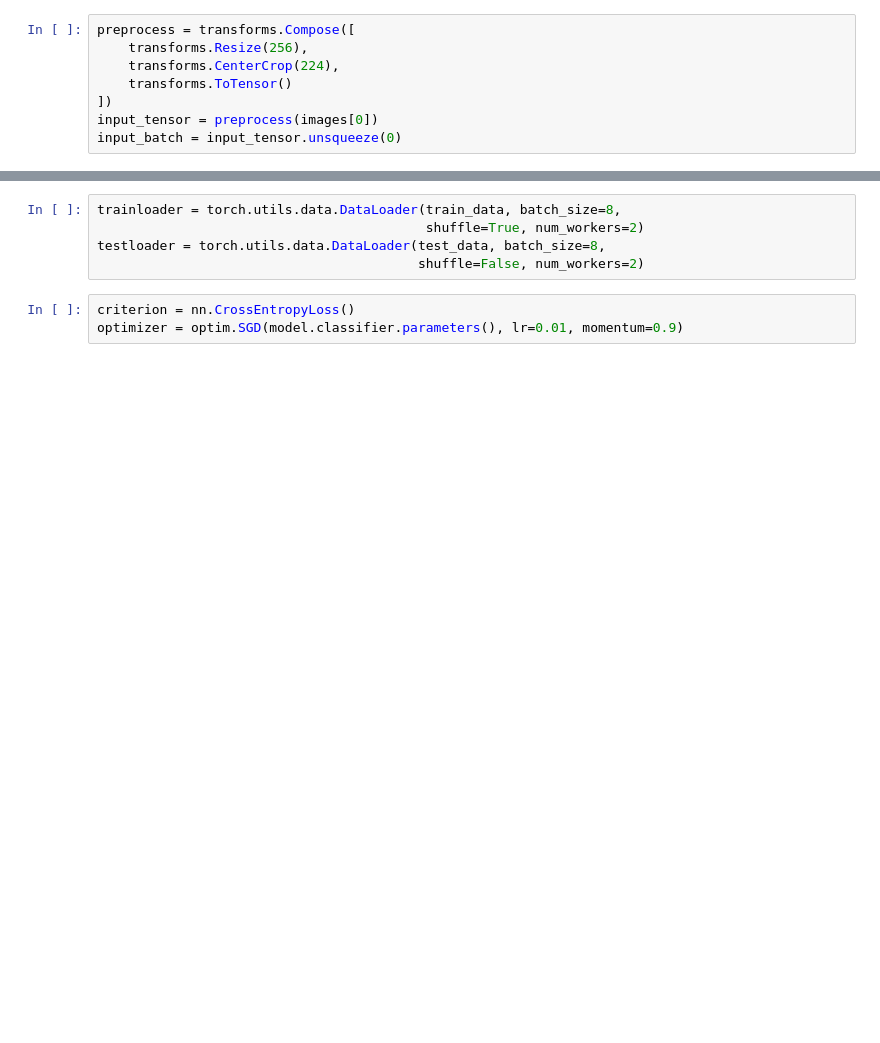
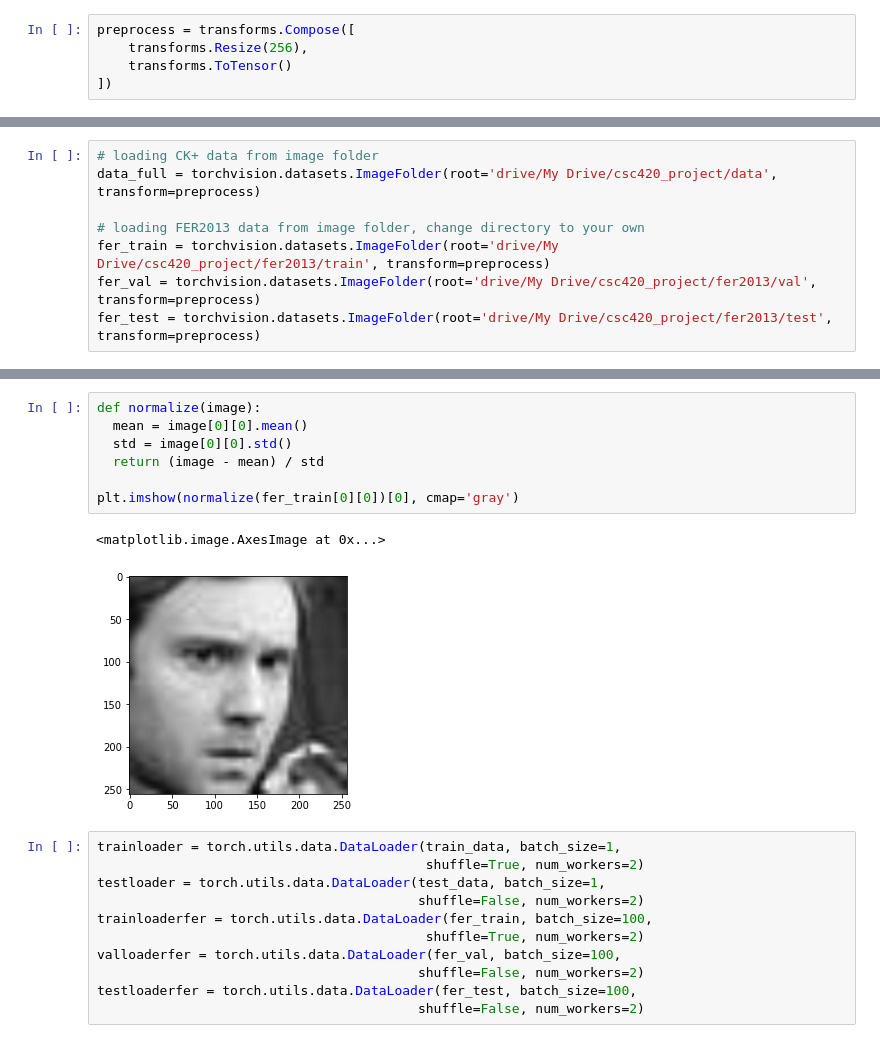
Before and after one commit to tingfengx/Emoji-Expression-Mask.PyTorch, a Jupyter notebook: csc420 squeezenet.ipynb, the cells around one changed output, grey strips where cells are left out. Saved outputs shown, nothing was run; the diff lists cells and outputs as text; blank space fills up the shorter version.

```diff
--- a/csc420 squeezenet.ipynb
+++ b/csc420 squeezenet.ipynb
@@ -46,8 +28,5 @@ model.classifier._modules["1"] = nn.Conv2d(512, 10, kernel_size=(1, 1))
 # %%
 preprocess = transforms.Compose([
     transforms.Resize(256),
-    transforms.CenterCrop(224),
     transforms.ToTensor()
 ])
-input_tensor = preprocess(images[0])
-input_batch = input_tensor.unsqueeze(0)
@@ -56 +33,9 @@ data = torchvision.datasets.ImageFolder(root='drive/My Drive/csc420_project/data
+# %%
+# loading CK+ data from image folder
+data_full = torchvision.datasets.ImageFolder(root='drive/My Drive/csc420_project/data', transform=preprocess)
+
+# loading FER2013 data from image folder, change directory to your own
+fer_train = torchvision.datasets.ImageFolder(root='drive/My Drive/csc420_project/fer2013/train', transform=preprocess)
+fer_val = torchvision.datasets.ImageFolder(root='drive/My Drive/csc420_project/fer2013/val', transform=preprocess)
+fer_test = torchvision.datasets.ImageFolder(root='drive/My Drive/csc420_project/fer2013/test', transform=preprocess)
 # %%
@@ -60,10 +45,23 @@ data.classes
 # %% [output]
 ['anger', 'contempt', 'disgust', 'fear', 'happy', 'sadness', 'surprise']
+# %%
+def normalize(image):
+  mean = image[0][0].mean()
+  std = image[0][0].std()
+  return (image - mean) / std
+
+plt.imshow(normalize(fer_train[0][0])[0], cmap='gray')
+# %% [output]
+<matplotlib.image.AxesImage at 0x...>
+[figure, added]
 # %%
-trainloader = torch.utils.data.DataLoader(train_data, batch_size=8,
+trainloader = torch.utils.data.DataLoader(train_data, batch_size=1,
                                           shuffle=True, num_workers=2)
-testloader = torch.utils.data.DataLoader(test_data, batch_size=8,
+testloader = torch.utils.data.DataLoader(test_data, batch_size=1,
                                          shuffle=False, num_workers=2)
+trainloaderfer = torch.utils.data.DataLoader(fer_train, batch_size=100,
+                                          shuffle=True, num_workers=2)
+valloaderfer = torch.utils.data.DataLoader(fer_val, batch_size=100,
+                                         shuffle=False, num_workers=2)
+testloaderfer = torch.utils.data.DataLoader(fer_test, batch_size=100,
+                                         shuffle=False, num_workers=2)
-# %%
-criterion = nn.CrossEntropyLoss()
-optimizer = optim.SGD(model.classifier.parameters(), lr=0.01, momentum=0.9)
```
Also changed, not shown: parts of 17 cells of this notebook.
